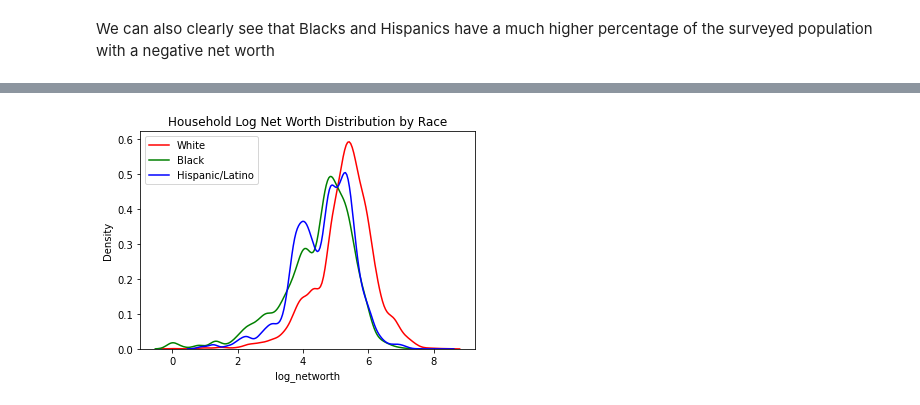
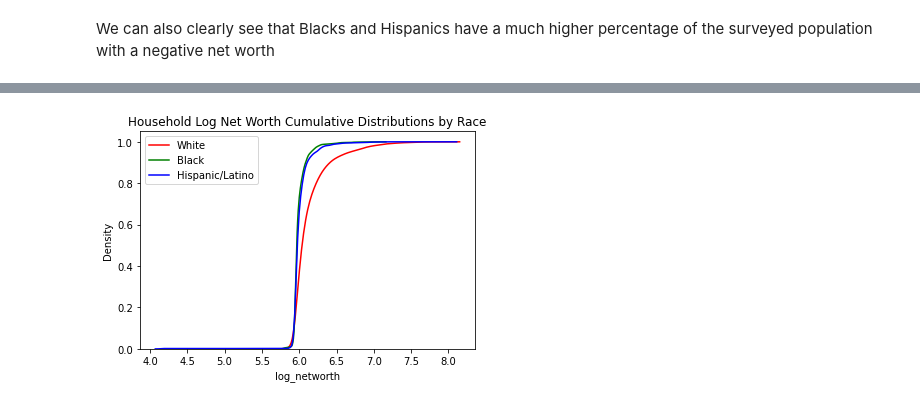
Before and after one commit to sinasinai/exploratory, a Jupyter notebook: survey of consumer finances.ipynb, the cells around one changed output, grey strips where cells are left out. Drawn from its saved outputs; the diff is of its cells as text; code cells hidden in the pictures.

```diff
--- a/survey of consumer finances.ipynb
+++ b/survey of consumer finances.ipynb
@@ -250,4 +257,5 @@ Name: networth, dtype: float64
 # %%
 ### Excluding folks with negative net worth in order to use log scaling
-logpop =  pop.loc[pop.networth > 0]
+logpop =  pop.copy()
+logpop['networth'] += abs(min(pop['networth'])) + 0.0000000001
 logpop['log_networth'] = logpop.networth.apply(lambda x: np.log10(x))
@@ -270,15 +272,15 @@ White                            0.083202
 Name: networth, dtype: float64
 # %%
-fig = sns.kdeplot(logpop.loc[logpop.race=='White']['log_networth'].sample(10000),label='White',color='Red',alpha=0.3)
-sns.kdeplot(logpop.loc[logpop.race=='Black']['log_networth'].sample(10000),label='Black',color='Green',alpha=0.3)
-sns.kdeplot(logpop.loc[logpop.race=='Hispanic/Latino']['log_networth'].sample(10000),label='Hispanic/Latino',color='Blue',alpha=0.3)
+fig = sns.kdeplot(logpop.loc[logpop.race=='White']['log_networth'].sample(10000),label='White',color='Red',alpha=0.3,cumulative=True)
+sns.kdeplot(logpop.loc[logpop.race=='Black']['log_networth'].sample(10000),label='Black',color='Green',alpha=0.3,cumulative=True)
+sns.kdeplot(logpop.loc[logpop.race=='Hispanic/Latino']['log_networth'].sample(10000),label='Hispanic/Latino',color='Blue',alpha=0.3,cumulative=True)
 
-fig.set_title('Household Log Net Worth Distribution by Race')
+fig.set_title('Household Log Net Worth Cumulative Distributions by Race')
 
 plt.legend()
 plt.show()
 # %% [output]
-[figure, old version]
+[figure, new version]
 # %%
 pop['networth_pct'] = pop.networth.rank(pct=True)
 # %%
```
Also changed, not shown: parts of 11 cells of this notebook.
